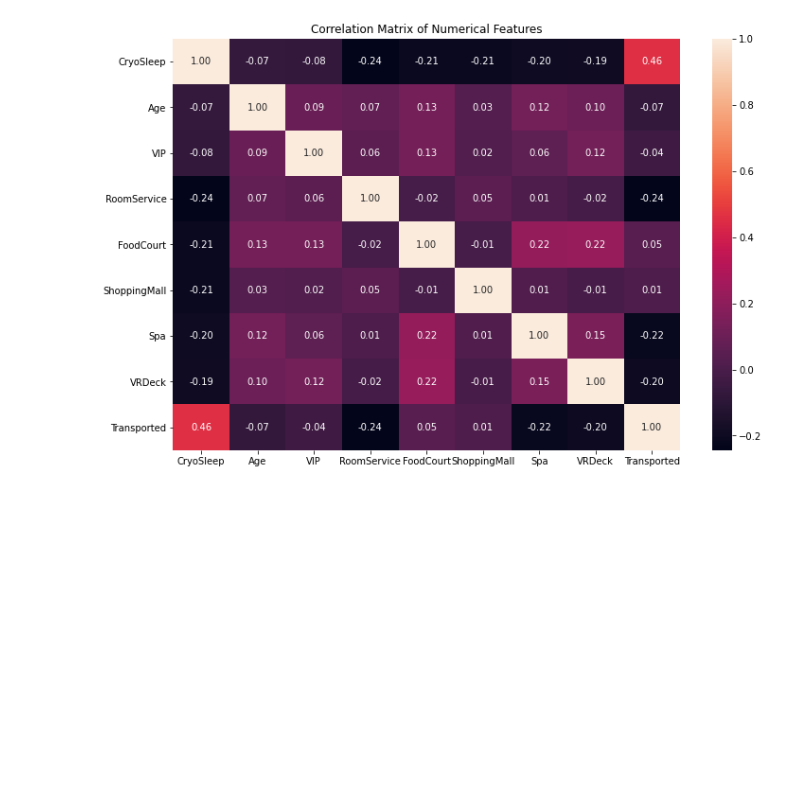
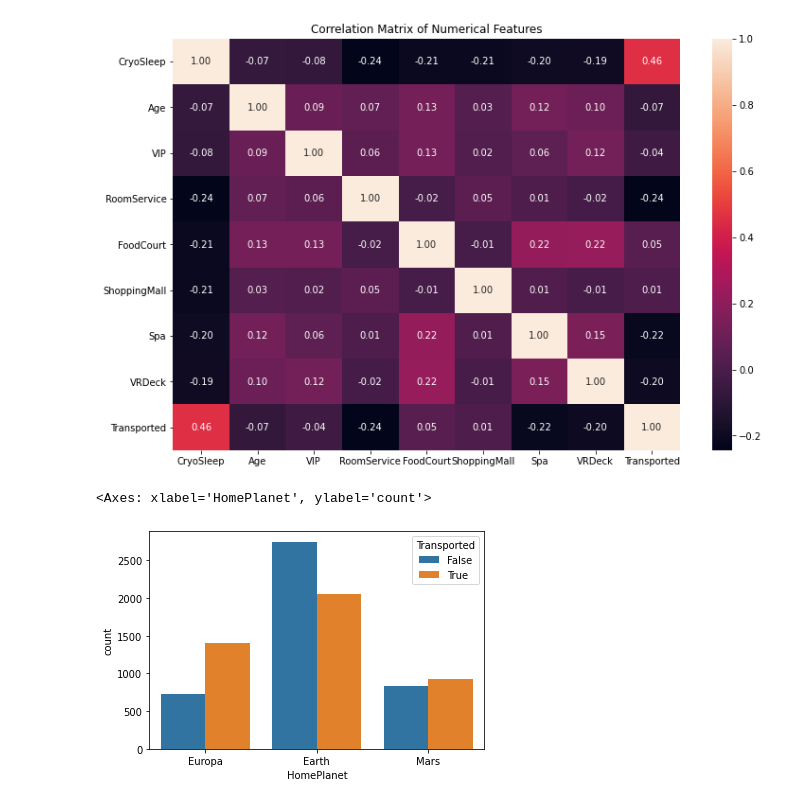
Before and after one commit to Arefe-Masnouie/kaggle_challanges, a Jupyter notebook: spaceship-titanic/code/spaceship.ipynb, the cells around one changed output. Drawn from its saved outputs; the diff is of its cells as text; code cells hidden in the pictures; blank space fills up the shorter version.

```diff
--- a/spaceship-titanic/code/spaceship.ipynb
+++ b/spaceship-titanic/code/spaceship.ipynb
@@ -188,3 +166,9 @@ plt.title('Correlation Matrix of Numerical Features')
 plt.show()
 # %% [output]
 [figure]
+# %%
+#realtationship between homeplanet and transported
+sns.countplot(df.HomePlanet, hue=df.Transported)
+# %% [output]
+<Axes: xlabel='HomePlanet', ylabel='count'>
+[figure, added]
```
Also changed, not shown: parts of 18 cells of this notebook.
